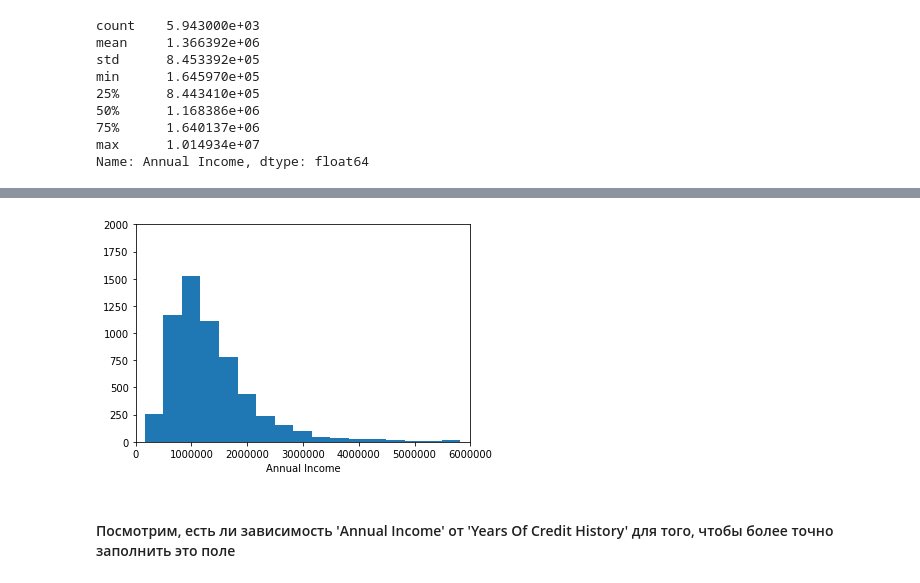
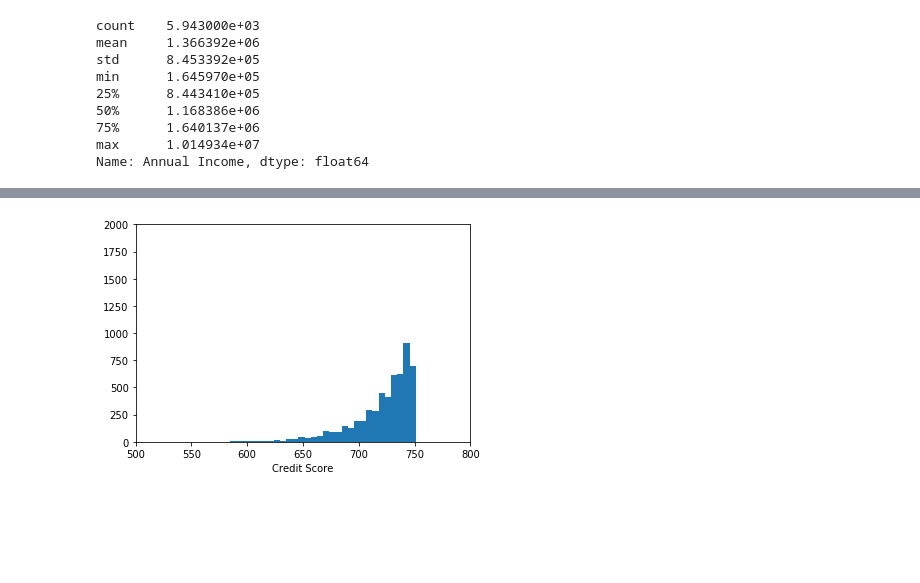
Before and after one commit to dv4silj3v/AI_Course_Q3_C3, a Jupyter notebook: DVasilyev_solution.ipynb, the cells around one changed output, grey strips where cells are left out. Drawn from its saved outputs; the diff is of its cells as text; code cells hidden in the pictures; blank space fills up the shorter version.

```diff
--- a/DVasilyev_solution.ipynb
+++ b/DVasilyev_solution.ipynb
@@ -226,0 +273,3 @@ Name: Annual Income, dtype: float64
+# %%
+ai_md_coef = float(coef('Annual Income', 'Monthly Debt', 3000000))
+ai_md_coef
@@ -226,0 +280,4 @@ Name: Annual Income, dtype: float64
+# %%
+df.loc[df['Annual Income'].isna(), ['Annual Income']] = df.loc[df['Annual Income'].isna(),\
+                                                               ['Monthly Debt']].values * ai_md_coef
+df.loc[df['Annual Income'].isna(), ['Annual Income']]
@@ -226,0 +299,2 @@ Name: Annual Income, dtype: float64
+# %%
+df.loc[df['Annual Income'] == 0, ['Annual Income']] = df['Annual Income'].mean()
@@ -226,0 +360,2 @@ Name: Annual Income, dtype: float64
+# %%
+df.loc[df['Months since last delinquent'].isna(), 'Months since last delinquent'] = df['Months since last delinquent'].mean(skipna = True)
@@ -227,8 +415,6 @@ Name: Annual Income, dtype: float64
 # %%
-plt.axis([0, 6000000, 0, 2000])
-plt.xlabel('Annual Income')
-plt.hist(df.loc[df['Annual Income'].notnull(), 'Annual Income'], bins=30);
+plt.axis([500, 800, 0, 2000])
+plt.xlabel('Credit Score')
+plt.hist(df.loc[df['Credit Score'] < 800, 'Credit Score'], bins=30);
 # %% [output]
-[figure, old version]
+[figure, new version]
-# %% [markdown]
-#### Посмотрим, есть ли зависимость 'Annual Income' от 'Years Of Credit History' для того, чтобы более точно заполнить это поле
```
Also changed, not shown: parts of 46 cells of this notebook.
